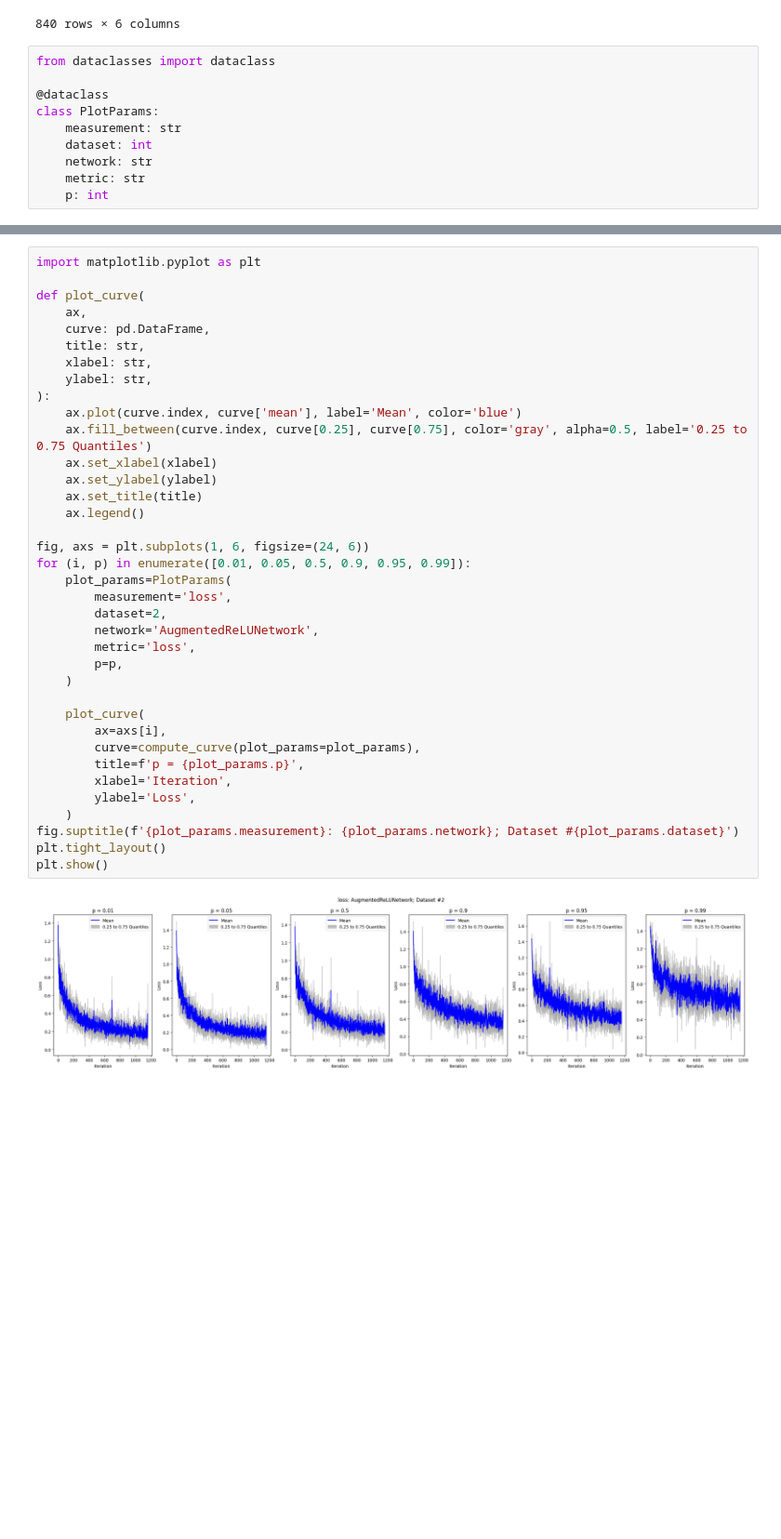
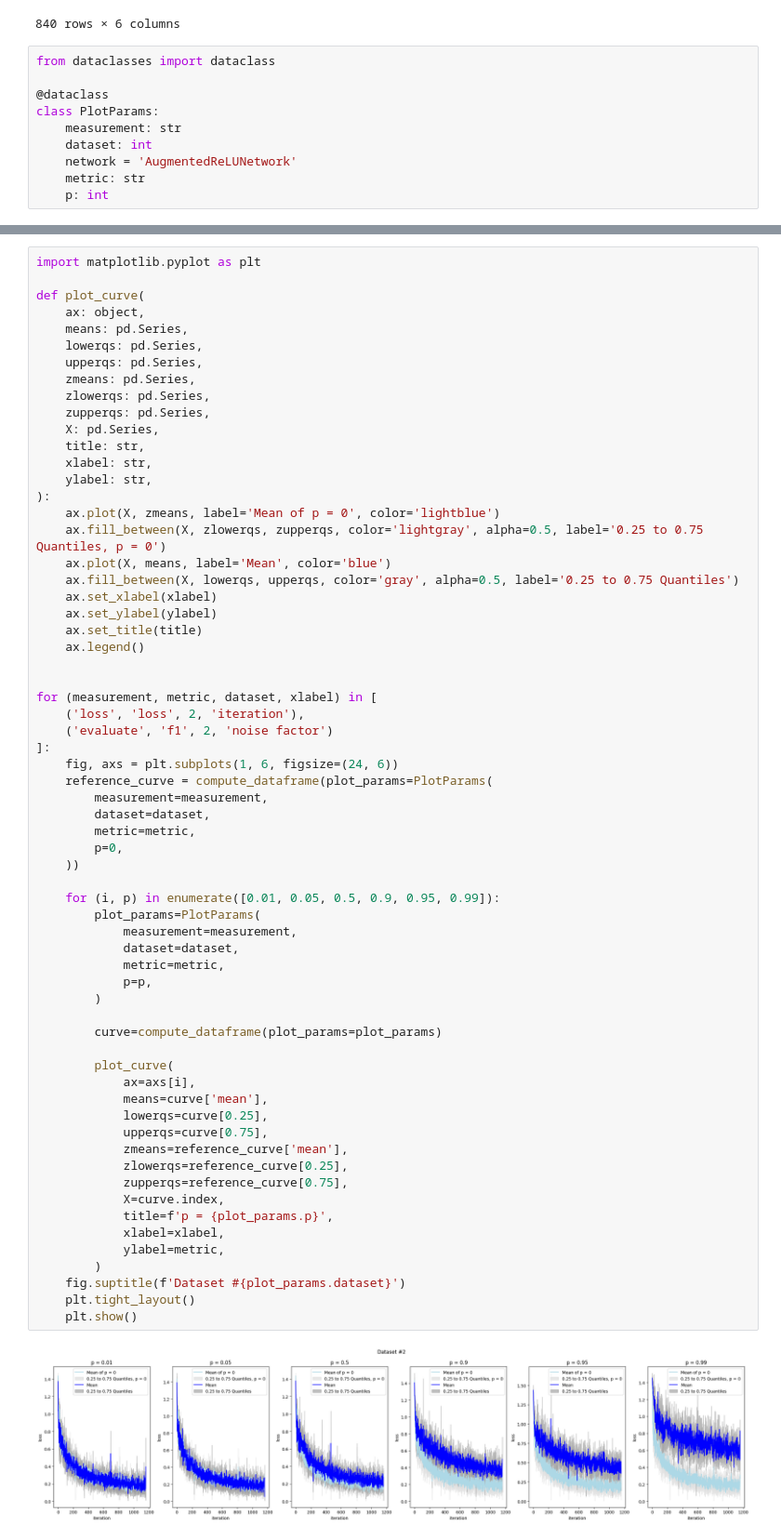
Before and after one commit to tail-call/Research, a Jupyter notebook: hyperplot11.ipynb, the cells around one changed output, grey strips where cells are left out. Shown at 93% size. Drawn from its saved outputs; the diff is of its cells as text; blank space fills up the shorter version.

```diff
--- a/hyperplot11.ipynb
+++ b/hyperplot11.ipynb
@@ -73,7 +73,7 @@ from dataclasses import dataclass
 class PlotParams:
     measurement: str
     dataset: int
-    network: str
+    network = 'AugmentedReLUNetwork'
     metric: str
     p: int
 # %%
@@ -133,39 +144,66 @@ pd.concat([compute_curve(
 # %%
 import matplotlib.pyplot as plt
 
 def plot_curve(
-    ax,
-    curve: pd.DataFrame,
+    ax: object,
+    means: pd.Series,
+    lowerqs: pd.Series,
+    upperqs: pd.Series,
+    zmeans: pd.Series,
+    zlowerqs: pd.Series,
+    zupperqs: pd.Series,
+    X: pd.Series,
     title: str,
     xlabel: str,
     ylabel: str,
 ):
-    ax.plot(curve.index, curve['mean'], label='Mean', color='blue')
-    ax.fill_between(curve.index, curve[0.25], curve[0.75], color='gray', alpha=0.5, label='0.25 to 0.75 Quantiles')
+    ax.plot(X, zmeans, label='Mean of p = 0', color='lightblue')
+    ax.fill_between(X, zlowerqs, zupperqs, color='lightgray', alpha=0.5, label='0.25 to 0.75 Quantiles, p = 0')
+    ax.plot(X, means, label='Mean', color='blue')
+    ax.fill_between(X, lowerqs, upperqs, color='gray', alpha=0.5, label='0.25 to 0.75 Quantiles')
     ax.set_xlabel(xlabel)
     ax.set_ylabel(ylabel)
     ax.set_title(title)
     ax.legend()
 
-fig, axs = plt.subplots(1, 6, figsize=(24, 6))
-for (i, p) in enumerate([0.01, 0.05, 0.5, 0.9, 0.95, 0.99]):
-    plot_params=PlotParams(
-        measurement='loss',
-        dataset=2,
-        network='AugmentedReLUNetwork',
-        metric='loss',
-        p=p,
-    )
 
-    plot_curve(
-        ax=axs[i],
-        curve=compute_curve(plot_params=plot_params),
-        title=f'p = {plot_params.p}',
-        xlabel='Iteration',
-        ylabel='Loss',
-    )
-fig.suptitle(f'{plot_params.measurement}: {plot_params.network}; Dataset #{plot_params.dataset}')
-plt.tight_layout()
-plt.show()
+for (measurement, metric, dataset, xlabel) in [
+    ('loss', 'loss', 2, 'iteration'),
+    ('evaluate', 'f1', 2, 'noise factor')
+]:
+    fig, axs = plt.subplots(1, 6, figsize=(24, 6))
+    reference_curve = compute_dataframe(plot_params=PlotParams(
+        measurement=measurement,
+        dataset=dataset,
+        metric=metric,
+        p=0,
+    ))
+
+    for (i, p) in enumerate([0.01, 0.05, 0.5, 0.9, 0.95, 0.99]):
+        plot_params=PlotParams(
+            measurement=measurement,
+            dataset=dataset,
+            metric=metric,
+            p=p,
+        )
+
+        curve=compute_dataframe(plot_params=plot_params)
+
+        plot_curve(
+            ax=axs[i],
+            means=curve['mean'],
+            lowerqs=curve[0.25],
+            upperqs=curve[0.75],
+            zmeans=reference_curve['mean'],
+            zlowerqs=reference_curve[0.25],
+            zupperqs=reference_curve[0.75],
+            X=curve.index,
+            title=f'p = {plot_params.p}',
+            xlabel=xlabel,
+            ylabel=metric,
+        )
+    fig.suptitle(f'Dataset #{plot_params.dataset}')
+    plt.tight_layout()
+    plt.show()
 # %% [output]
-[figure, old version]
+[figure, new version]
```
Also changed, not shown: parts of 2 cells of this notebook, 1 other file.
